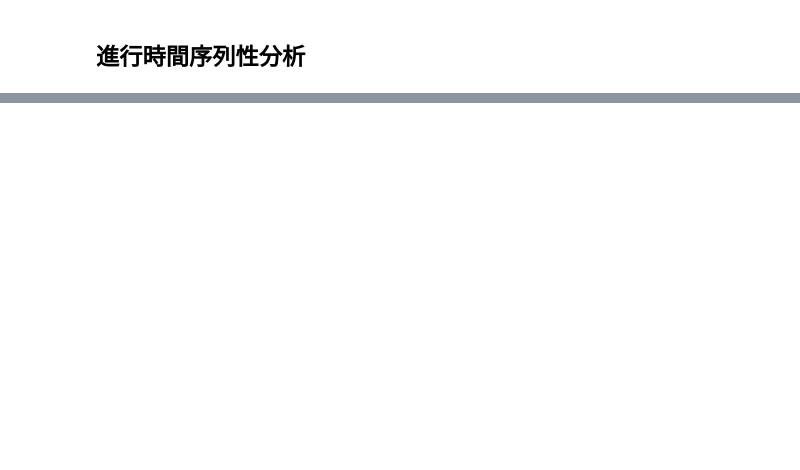
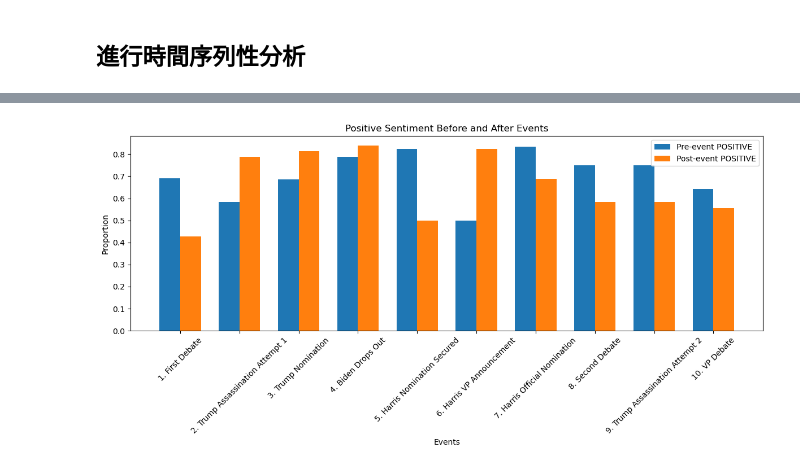
Before and after one commit to maurice1117/election-news-TM, a Jupyter notebook: main.ipynb, the cells around one changed output, grey strips where cells are left out. Drawn from its saved outputs; the diff is of its cells as text; code cells hidden in the pictures; blank space fills up the shorter version.

```diff
--- a/main.ipynb
+++ b/main.ipynb
@@ -402 +411,29 @@ POSITIVE    0.666667
 dtype: float64
+# %%
+import numpy as np
+
+# 構建條形圖數據
+labels = list(event_impact.keys())
+pre_event = [impact["pre_event"]["POSITIVE"] for impact in event_impact.values()]
+post_event = [impact["post_event"]["POSITIVE"] for impact in event_impact.values()]
+
+# 繪製條形圖
+x = np.arange(len(labels))  # 事件索引
+width = 0.35  # 條形寬度
+
+fig, ax = plt.subplots(figsize=(12, 6))
+ax.bar(x - width/2, pre_event, width, label='Pre-event POSITIVE')
+ax.bar(x + width/2, post_event, width, label='Post-event POSITIVE')
+
+# 添加標籤和圖例
+ax.set_xlabel('Events')
+ax.set_ylabel('Proportion')
+ax.set_title('Positive Sentiment Before and After Events')
+ax.set_xticks(x)
+ax.set_xticklabels(labels, rotation=45)
+ax.legend()
+
+plt.tight_layout()
+plt.show()
+# %% [output]
+[figure, added]
```
Also changed, not shown: parts of 14 cells of this notebook, 1 other file.
